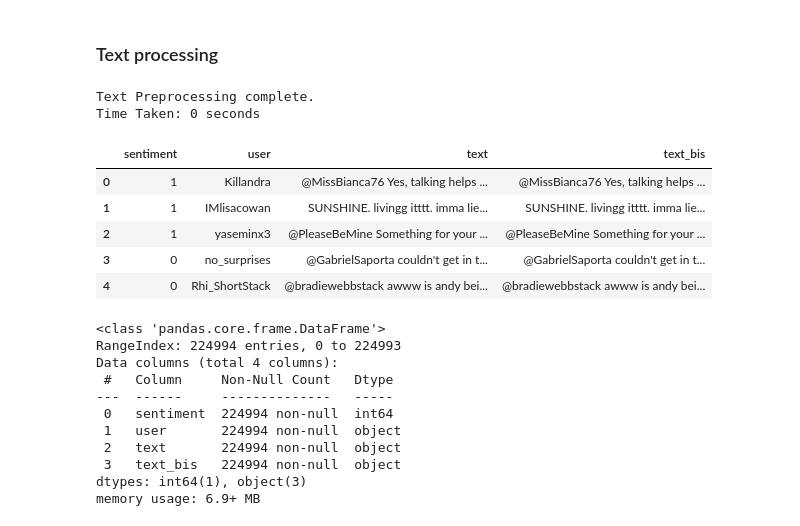
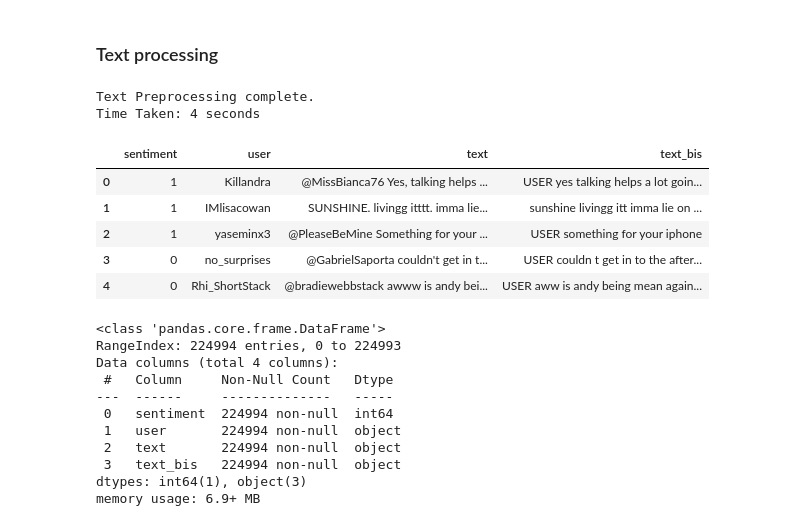
Before and after one commit to MatteoM95/Twitter-Sentiment-Analisys, a Jupyter notebook: Project_DSL_january_2022.ipynb, the cells around one changed output. Drawn from its saved outputs; the diff is of its cells as text; code cells hidden in the pictures.

```diff
--- a/Project_DSL_january_2022.ipynb
+++ b/Project_DSL_january_2022.ipynb
@@ -99,9 +100,9 @@ import matplotlib.pyplot as plt
 # %% [markdown]
 ### Data exploration
 # %%
-directory = "DSL2122_january_dataset/"
-dev_dataset = pd.read_csv(directory + "development.csv")
-eval_dataset = pd.read_csv(directory + "evaluation.csv")
+dir_path = "DSL2122_january_dataset/"
+dev_dataset = pd.read_csv(dir_path + "development.csv")
+eval_dataset = pd.read_csv(dir_path + "evaluation.csv")
 
 print(dev_dataset.iloc[:,0].size)
 dev_dataset.head()
@@ -287,25 +304,25 @@ def preprocess(textdata):
 # %%
 
 import time
 t = time.time()
 # for tweet in list(dev_dataset['text']):
 #     #print(tweet)
 # df_done['text'] = preprocess(list(df_done['text']))
-# df_done['text_bis'] = preprocess(list(df_done['text_bis']))
+df_done['text_bis'] = preprocess(list(df_done['text_bis']))
 
 print(f'Text Preprocessing complete.')
 print(f'Time Taken: {round(time.time()-t)} seconds')
 
 df_done.head()
 # %% [output]
 Text Preprocessing complete.
-Time Taken: 0 seconds
+Time Taken: 4 seconds
 |  | sentiment | user | text | text_bis |
-| 0 | 1 | Killandra | @MissBianca76 Yes, talking helps ... | @MissBianca76 Yes, talking helps ... |
-| 1 | 1 | IMlisacowan | SUNSHINE. livingg itttt. imma lie... | SUNSHINE. livingg itttt. imma lie... |
-| 2 | 1 | yaseminx3 | @PleaseBeMine Something for your ... | @PleaseBeMine Something for your ... |
-| 3 | 0 | no_surprises | @GabrielSaporta couldn't get in t... | @GabrielSaporta couldn't get in t... |
-| 4 | 0 | Rhi_ShortStack | @bradiewebbstack awww is andy bei... | @bradiewebbstack awww is andy bei... |
+| 0 | 1 | Killandra | @MissBianca76 Yes, talking helps ... | USER yes talking helps a lot goin... |
+| 1 | 1 | IMlisacowan | SUNSHINE. livingg itttt. imma lie... | sunshine livingg itt imma lie on ... |
+| 2 | 1 | yaseminx3 | @PleaseBeMine Something for your ... | USER something for your iphone |
+| 3 | 0 | no_surprises | @GabrielSaporta couldn't get in t... | USER couldn t get in to the after... |
+| 4 | 0 | Rhi_ShortStack | @bradiewebbstack awww is andy bei... | USER aww is andy being mean again... |
 # %%
 df_done.info()
 # %% [output]
```
Also changed, not shown: parts of 21 cells of this notebook, 3 other files.
